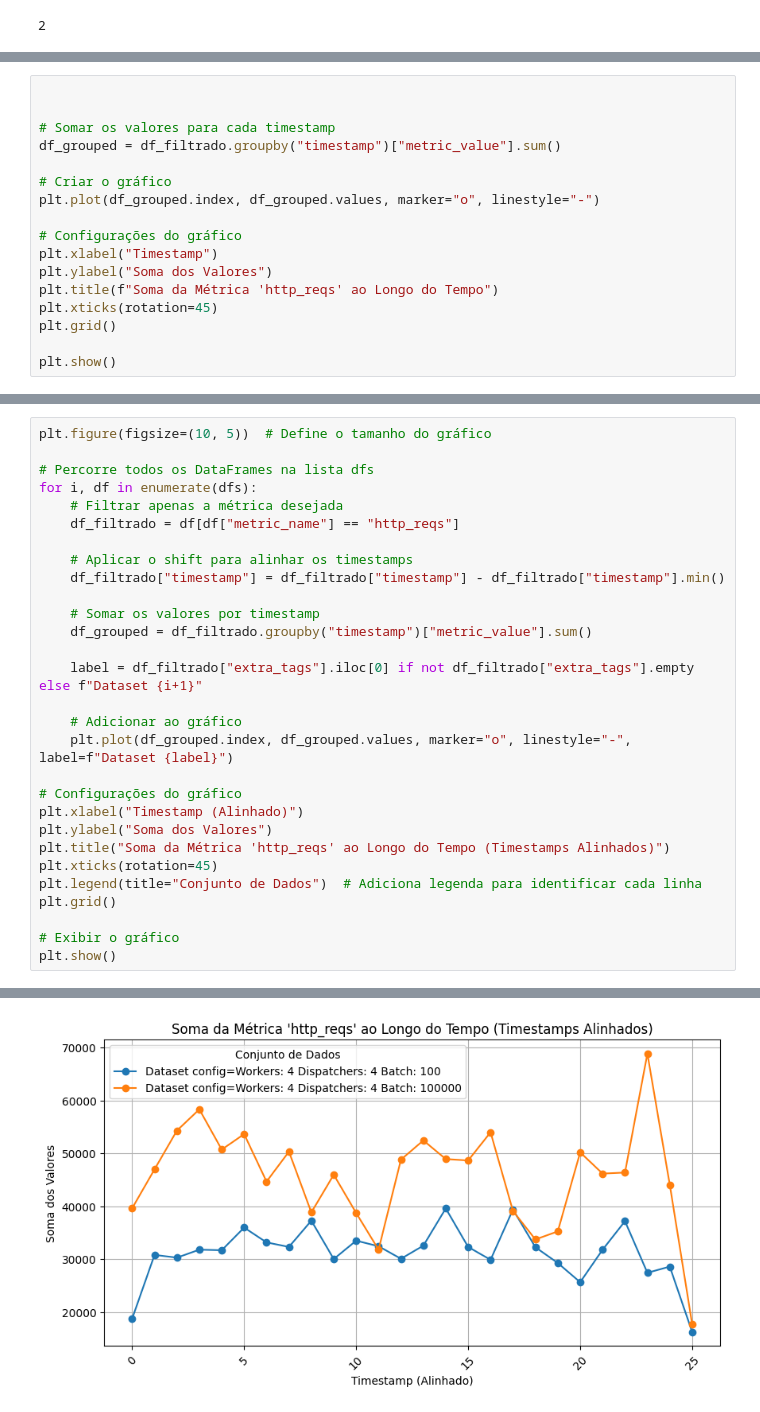
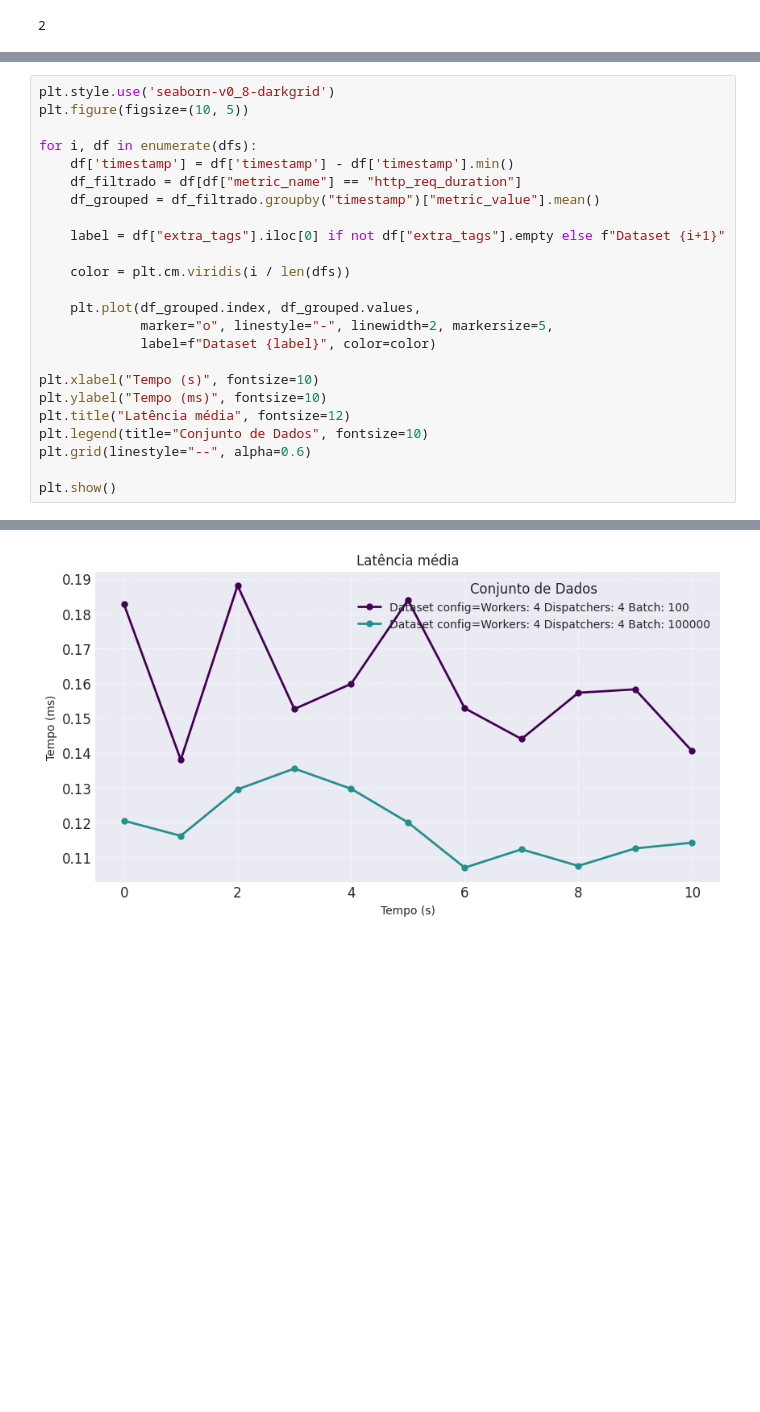
Before and after one commit to luizfelmach/auditalogs, a Jupyter notebook: audita-tests/notebook.ipynb, the cells around one changed output, grey strips where cells are left out. Drawn from its saved outputs; the diff is of its cells as text; blank space fills up the shorter version.

```diff
--- a/audita-tests/notebook.ipynb
+++ b/audita-tests/notebook.ipynb
@@ -44,17 +11,0 @@ df_filtrado
-# %%
-
-
-# Somar os valores para cada timestamp
-df_grouped = df_filtrado.groupby("timestamp")["metric_value"].sum()
-
-# Criar o gráfico
-plt.plot(df_grouped.index, df_grouped.values, marker="o", linestyle="-")
-
-# Configurações do gráfico
-plt.xlabel("Timestamp")
-plt.ylabel("Soma dos Valores")
-plt.title(f"Soma da Métrica 'http_reqs' ao Longo do Tempo")
-plt.xticks(rotation=45)
-plt.grid()
-
-plt.show()
@@ -91,30 +38,25 @@ plt.show()
 # %%
-plt.figure(figsize=(10, 5))  # Define o tamanho do gráfico
+plt.style.use('seaborn-v0_8-darkgrid')
+plt.figure(figsize=(10, 5))
 
-# Percorre todos os DataFrames na lista dfs
 for i, df in enumerate(dfs):
-    # Filtrar apenas a métrica desejada
-    df_filtrado = df[df["metric_name"] == "http_reqs"]
+    df['timestamp'] = df['timestamp'] - df['timestamp'].min()
+    df_filtrado = df[df["metric_name"] == "http_req_duration"]
+    df_grouped = df_filtrado.groupby("timestamp")["metric_value"].mean()
 
-    # Aplicar o shift para alinhar os timestamps
-    df_filtrado["timestamp"] = df_filtrado["timestamp"] - df_filtrado["timestamp"].min()
+    label = df["extra_tags"].iloc[0] if not df["extra_tags"].empty else f"Dataset {i+1}"
 
-    # Somar os valores por timestamp
-    df_grouped = df_filtrado.groupby("timestamp")["metric_value"].sum()
+    color = plt.cm.viridis(i / len(dfs))
 
-    label = df_filtrado["extra_tags"].iloc[0] if not df_filtrado["extra_tags"].empty else f"Dataset {i+1}"
+    plt.plot(df_grouped.index, df_grouped.values,
+             marker="o", linestyle="-", linewidth=2, markersize=5,
+             label=f"Dataset {label}", color=color)
 
-    # Adicionar ao gráfico
-    plt.plot(df_grouped.index, df_grouped.values, marker="o", linestyle="-", label=f"Dataset {label}")
+plt.xlabel("Tempo (s)", fontsize=10)
+plt.ylabel("Tempo (ms)", fontsize=10)
+plt.title("Latência média", fontsize=12)
+plt.legend(title="Conjunto de Dados", fontsize=10)
+plt.grid(linestyle="--", alpha=0.6)
 
-# Configurações do gráfico
-plt.xlabel("Timestamp (Alinhado)")
-plt.ylabel("Soma dos Valores")
-plt.title("Soma da Métrica 'http_reqs' ao Longo do Tempo (Timestamps Alinhados)")
-plt.xticks(rotation=45)
-plt.legend(title="Conjunto de Dados")  # Adiciona legenda para identificar cada linha
-plt.grid()
-
-# Exibir o gráfico
 plt.show()
 # %% [output]
@@ -131 +63 @@ See the caveats in the documentation: https://pandas.pydata.org/pandas-docs/stab
-[figure, old version]
+[figure, new version]
```
Also changed, not shown: parts of 8 cells of this notebook, 4 other files.
